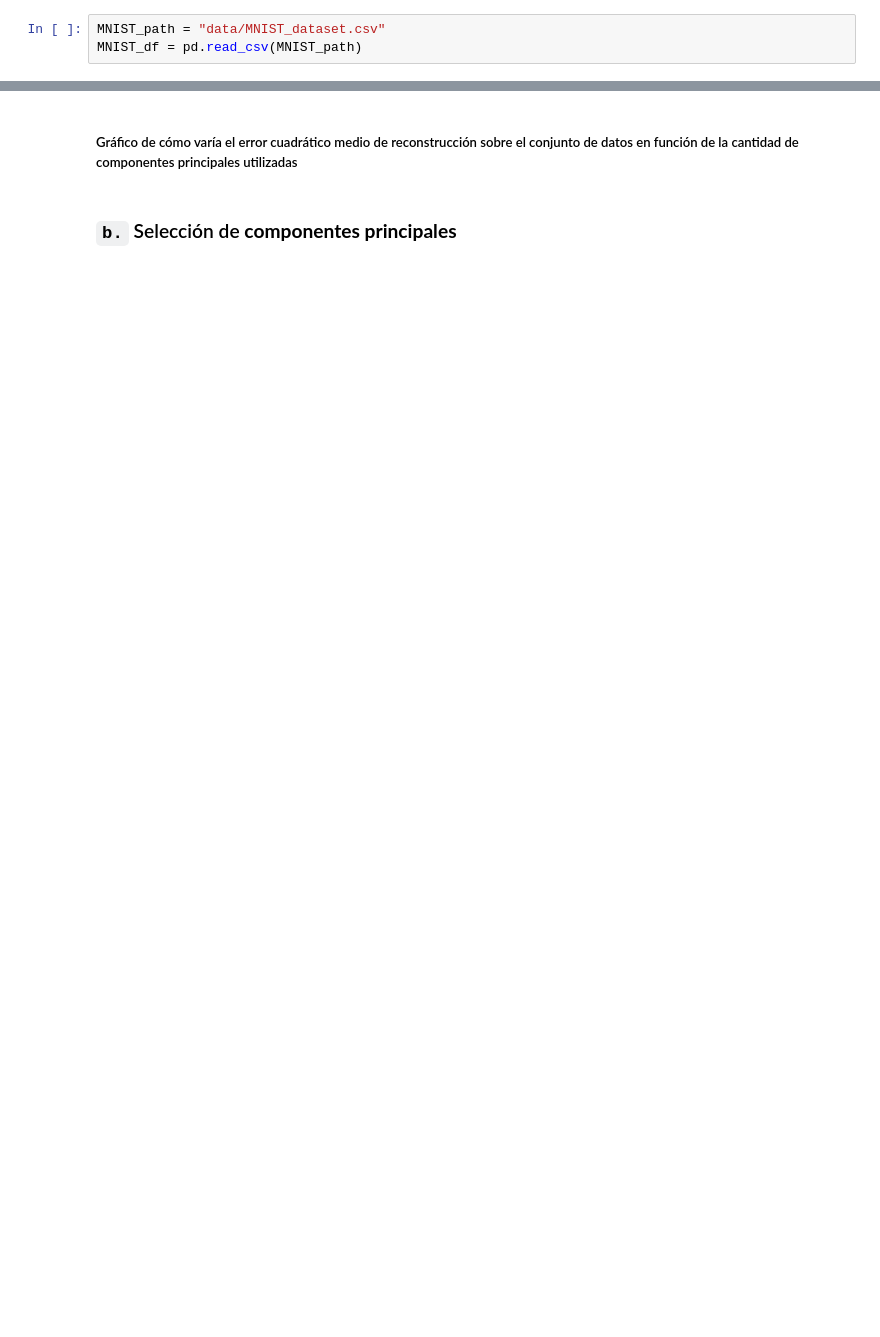
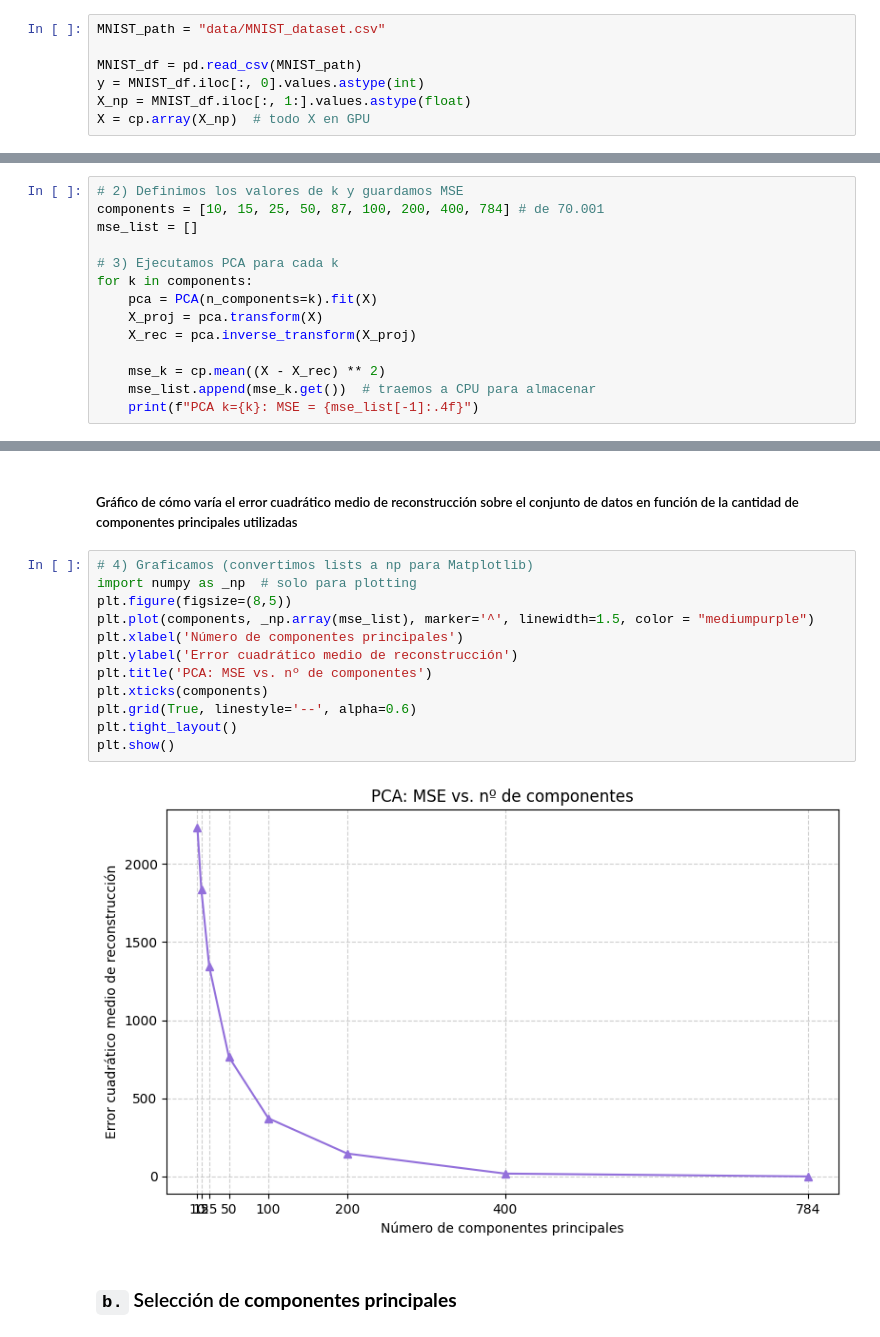
Before and after one commit to anatissera/Machine-Learning-Deep-Learning, a Jupyter notebook: Tissera_AnaPaula_TP4/Tissera_AnaPaula_Notebook_TP4.ipynb, the cells around one changed output, grey strips where cells are left out. Drawn from its saved outputs; the diff is of its cells as text; blank space fills up the shorter version.

```diff
--- a/Tissera_AnaPaula_TP4/Tissera_AnaPaula_Notebook_TP4.ipynb
+++ b/Tissera_AnaPaula_TP4/Tissera_AnaPaula_Notebook_TP4.ipynb
@@ -375,4 +345,8 @@ DBSCAN ε=0.1575, min_samples=50 → 15 clusters, 639 puntos de ruido
 ##### Cargar los datos
 # %%
 MNIST_path = "data/MNIST_dataset.csv"
+
 MNIST_df = pd.read_csv(MNIST_path)
+y = MNIST_df.iloc[:, 0].values.astype(int)
+X_np = MNIST_df.iloc[:, 1:].values.astype(float)
+X = cp.array(X_np)  # todo X en GPU
@@ -392,0 +357,14 @@ MNIST_df.sample(5, random_state=SEED)
+# %%
+# 2) Definimos los valores de k y guardamos MSE
+components = [10, 15, 25, 50, 87, 100, 200, 400, 784] # de 70.001
+mse_list = []
+
+# 3) Ejecutamos PCA para cada k
+for k in components:
+    pca = PCA(n_components=k).fit(X)
+    X_proj = pca.transform(X)
+    X_rec = pca.inverse_transform(X_proj)
+
+    mse_k = cp.mean((X - X_rec) ** 2)
+    mse_list.append(mse_k.get())  # traemos a CPU para almacenar
+    print(f"PCA k={k}: MSE = {mse_list[-1]:.4f}")
@@ -393,4 +380,18 @@ MNIST_df.sample(5, random_state=SEED)
 # %% [markdown]
 ##### Gráfico de cómo varía el error cuadrático medio de reconstrucción sobre el conjunto de datos en función de la cantidad de componentes principales utilizadas
+# %%
+# 4) Graficamos (convertimos lists a np para Matplotlib)
+import numpy as _np  # solo para plotting
+plt.figure(figsize=(8,5))
+plt.plot(components, _np.array(mse_list), marker='^', linewidth=1.5, color = "mediumpurple")
+plt.xlabel('Número de componentes principales')
+plt.ylabel('Error cuadrático medio de reconstrucción')
+plt.title('PCA: MSE vs. nº de componentes')
+plt.xticks(components)
+plt.grid(True, linestyle='--', alpha=0.6)
+plt.tight_layout()
+plt.show()
+# %% [output]
+[figure, added]
 # %% [markdown]
 ### `b.` Selección de **componentes principales**
```
Also changed, not shown: parts of 11 cells of this notebook, 2 other files.
